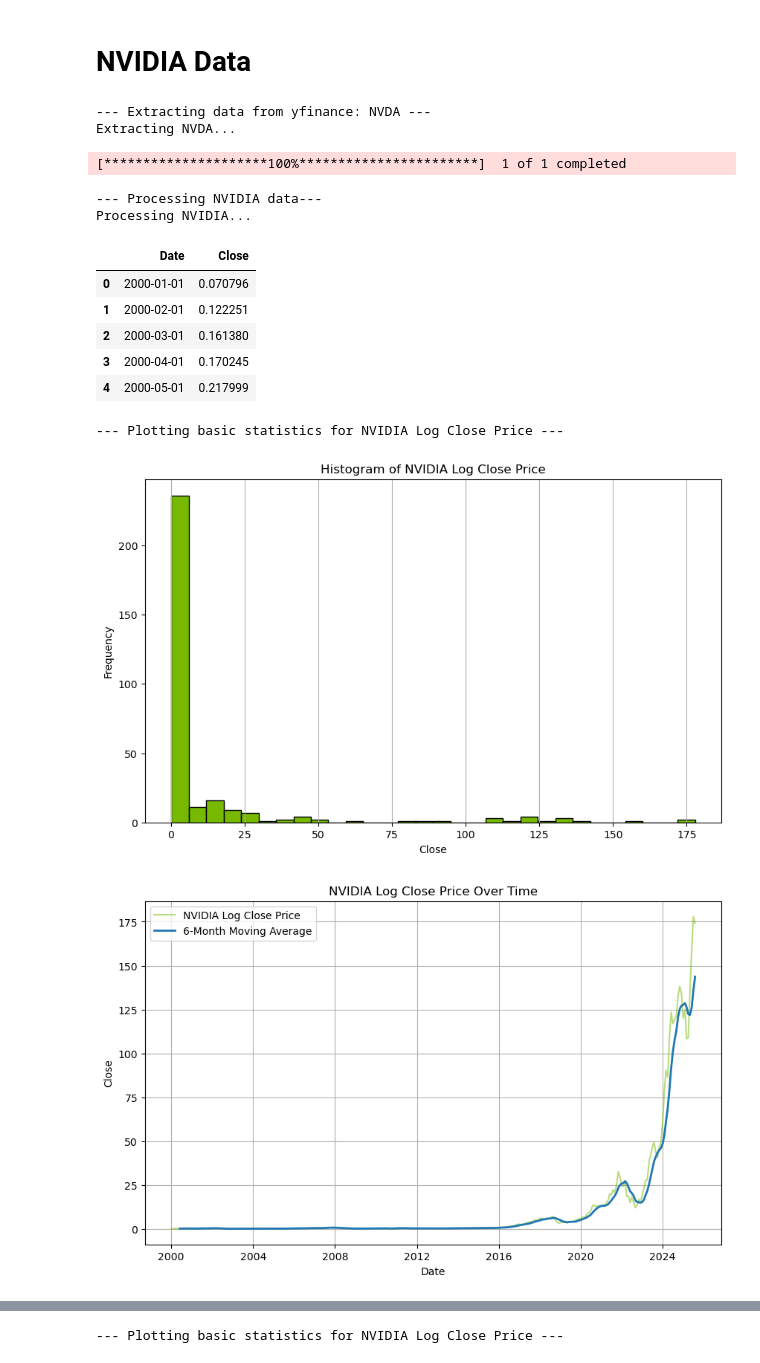
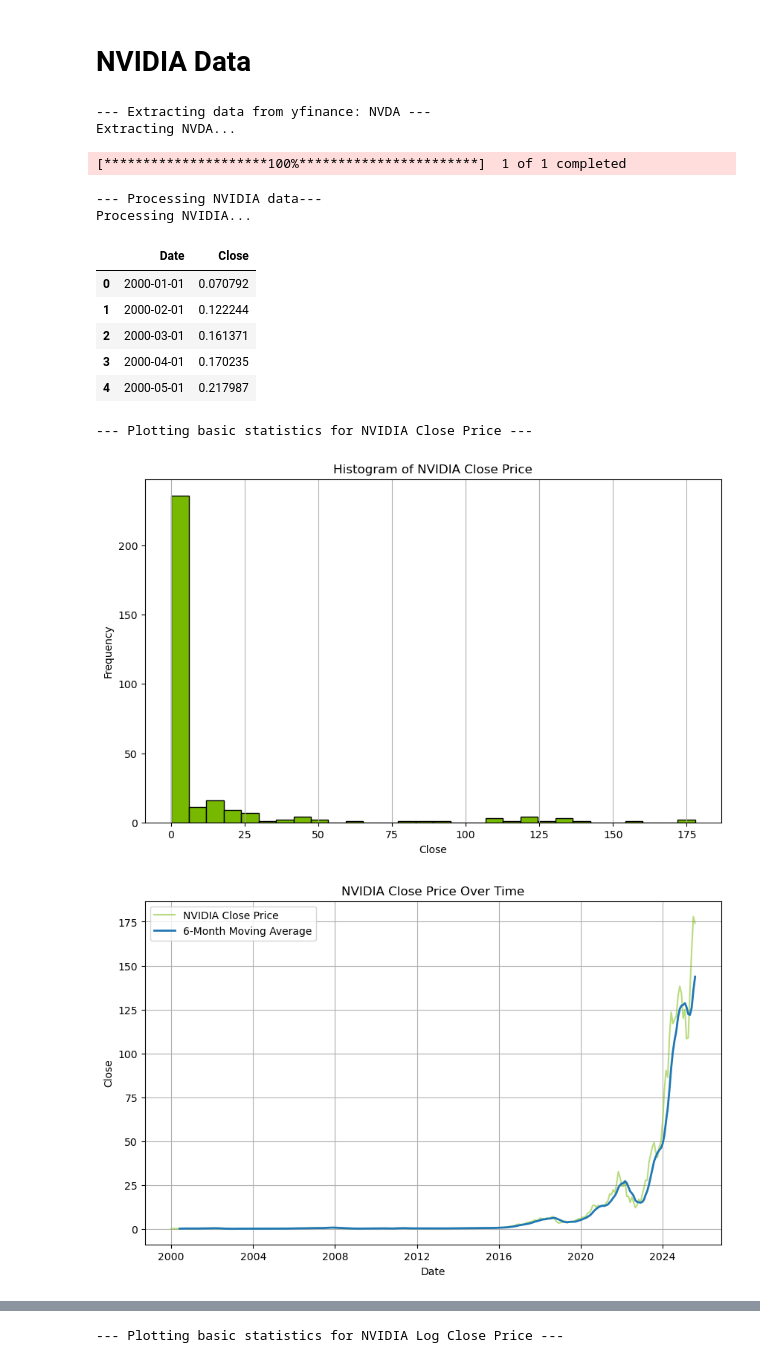
Before and after one commit to bwhong/bwhong-dsci510_fall2025_final_project, a Jupyter notebook: src/results.ipynb, the cells around one changed output, grey strips where cells are left out. Drawn from its saved outputs; the diff is of its cells as text; code cells hidden in the pictures.

```diff
--- a/src/results.ipynb
+++ b/src/results.ipynb
@@ -97,8 +97,8 @@ plot_statistics(spy_processed_log_data, 'SPY Log Close Price', result_dir=RESULT
 # NVIDIA Data
 # %%
 #NVIDIA Raw Close Price Data
-nvidia_raw_data = get_stock_data(NVIDIA_DATASET,  START_DATE, END_DATE, '1mo', True)
-nvidia_processed_data  = process_stock_data(nvidia_raw_data, 'NVIDIA', log = False)
+nvidia_raw_data = get_stock_data(NVIDIA_DATASET,  START_DATE, END_DATE, STOCK_SAMPLING_FREQUENCY)
+nvidia_processed_data  = process_stock_data(nvidia_raw_data, NVIDIA_DATASET_STOCK_NAME, log = USE_RAW_STOCK_DATA)
 nvidia_processed_data.head()
 # %% [output]
 --- Extracting data from yfinance: NVDA ---
@@ -107,15 +107,15 @@ Extracting NVDA...
 --- Processing NVIDIA data---
 Processing NVIDIA...
 |  | Date | Close |
-| 0 | 2000-01-01 | 0.070796 |
-| 1 | 2000-02-01 | 0.122251 |
-| 2 | 2000-03-01 | 0.161380 |
-| 3 | 2000-04-01 | 0.170245 |
-| 4 | 2000-05-01 | 0.217999 |
+| 0 | 2000-01-01 | 0.070792 |
+| 1 | 2000-02-01 | 0.122244 |
+| 2 | 2000-03-01 | 0.161371 |
+| 3 | 2000-04-01 | 0.170235 |
+| 4 | 2000-05-01 | 0.217987 |
 # %%
-plot_statistics(nvidia_processed_data, 'NVIDIA Log Close Price', result_dir=RESULTS_DIR, color = NVIDIA_DATASET_COLOR, notebook_plot=True)
+plot_statistics(nvidia_processed_data, NVIDIA_PLOT_BASE_TITLE, result_dir=RESULTS_DIR, color = NVIDIA_DATASET_COLOR, notebook_plot=True)
 # %% [output]
---- Plotting basic statistics for NVIDIA Log Close Price ---
+--- Plotting basic statistics for NVIDIA Close Price ---
-[figure, old version]
+[figure, new version]
-[figure, old version]
+[figure, new version]
 # %%
```
Also changed, not shown: parts of 19 cells of this notebook, 1 other file.
